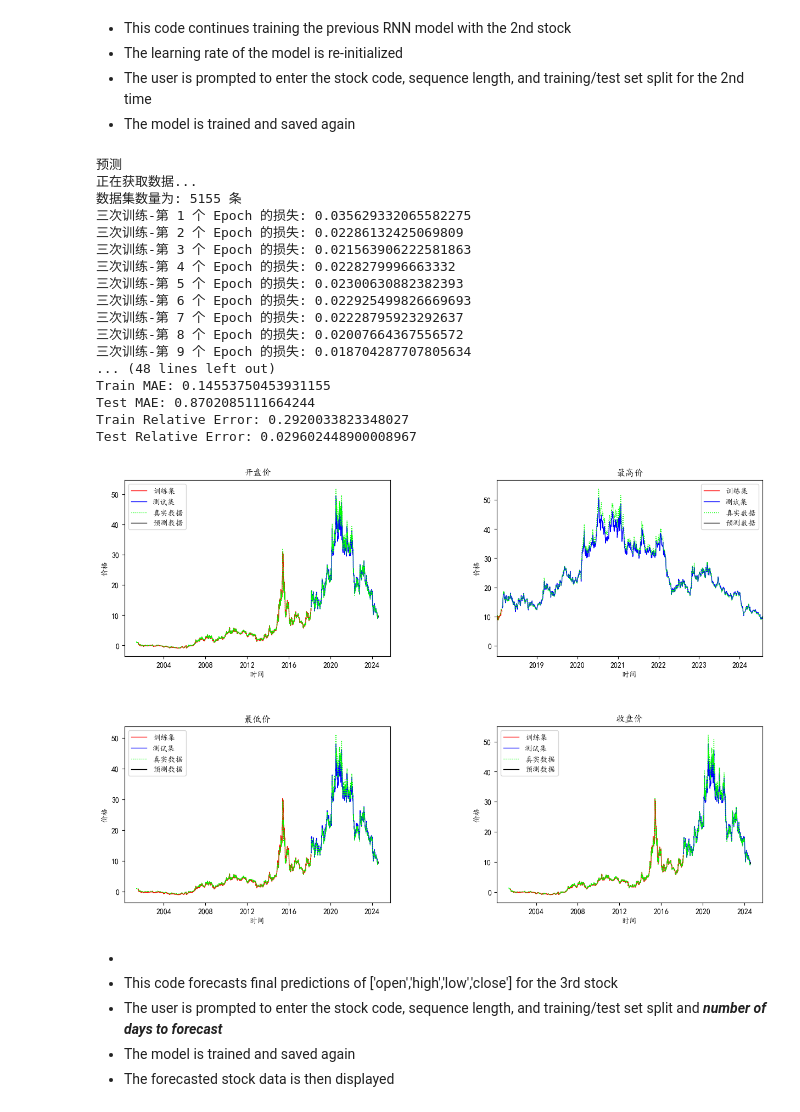
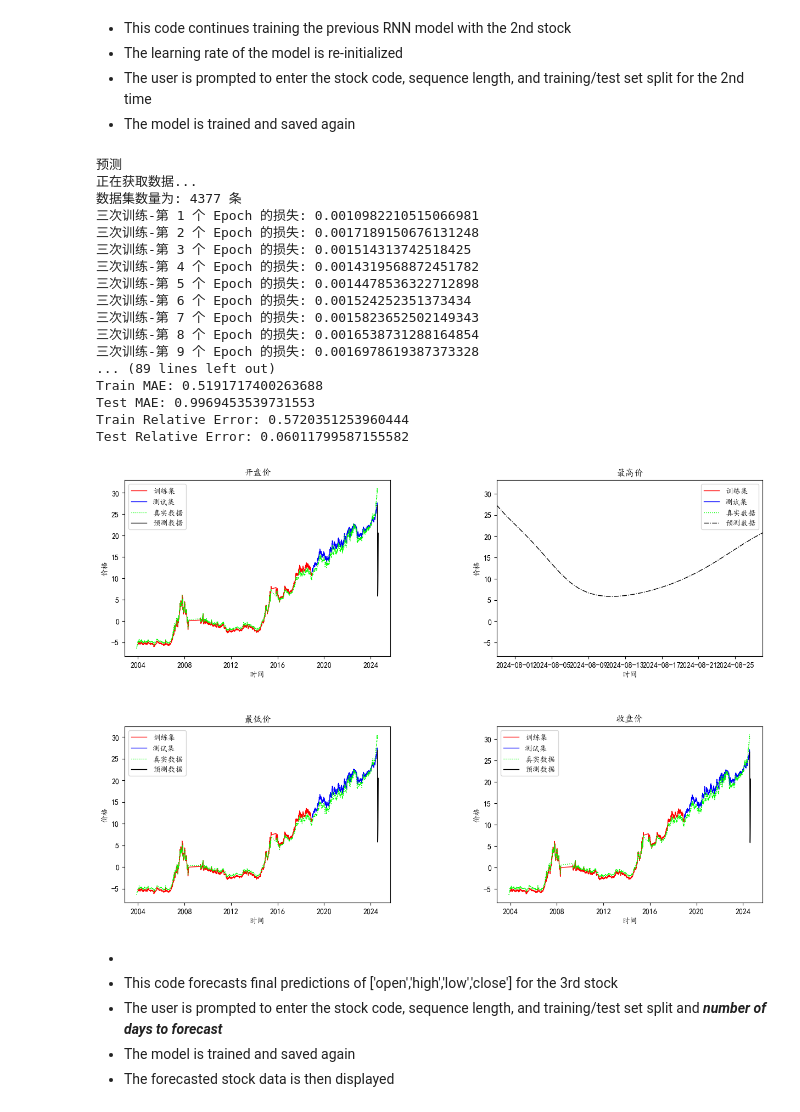
Before and after one commit to ianwu0907/mymachine-learning, a Jupyter notebook: stockforecasting/stockforecasting_pre_training_v2.ipynb, the cells around one changed output. Drawn from its saved outputs; the diff is of its cells as text; code cells hidden in the pictures.

Commit message:
2024.7.31 UPDATED Bearing-diagnostic & stockforecasting

```diff
--- a/stockforecasting/stockforecasting_pre_training_v2.ipynb
+++ b/stockforecasting/stockforecasting_pre_training_v2.ipynb
@@ -177,3 +177,9 @@ def replace_zeros_with_neighbors(arr):
         arr[:, idx] = np.where(np.isnan(arr[:, idx]), non_zero_mean, arr[:, idx])  # 替换 NaN
 
     return arr
+# %%
+def find_first_local_minimum(prices):
+    for i in range(1, len(prices) - 1):
+        if prices[i - 1] > prices[i] < prices[i + 1]:
+            return i  # 返回局部最低点的索引
+    return 0  # 如果没有局部最低，则返回0
@@ -268,6 +308,15 @@ def show(code, train_end, n, columns, p):
     # train_relative_error = np.mean(np.abs((train_true - train) / train_true))
     # test_relative_error = np.mean(np.abs((test_true - test) / test_true))
 
+    # profit = calculate_profit(predict[0,:],21 )
+    # 找到第一个局部最低点
+    first_local_min_index = find_first_local_minimum(predict[:, 0])
+
+    # 从找到的局部最低点开始计算利润
+    profit = calculate_profit_from_start_date(predict[:,0], 100, first_local_min_index, predict_dates)
+    # best_start_day, max_profit = find_best_strategy(predict[0][:], 100)
+
+    print(f"从第 {first_local_min_index} 天开始的收益为: {profit:.2f}%")
     print(f'Train MAE: {train_mae}')
     print(f'Test MAE: {test_mae}')
     print(f'Train Relative Error: {train_relative_error}')
@@ -294,13 +343,14 @@ def show(code, train_end, n, columns, p):
     if train_end != len(df):
         plt.plot(dates[train_end:], test[:, 1], color="#0000ff", label="测试集", linewidth="1")
     plt.plot(dates, df["high"], color="#00ff00", label="真实数据", linewidth="1",linestyle='dotted')
-    plt.plot(predict_dates, predict[:, 1], color="#000000", label="预测数据", linewidth="1")
+    plt.plot(predict_dates, predict[:, 1], color="#000000", label="预测数据", linewidth="1",linestyle='-.')
     plt.xlabel("时间")
     plt.ylabel("价格")
     plt.title("最高价")
+    subdates=dates+predict_dates
+    plt.xlim([subdates[-1-p], predict_dates[-1]])  # 设置 x 轴显示范围
+    # plt.ylim([df["open"].min(), df["open"].max()])  # 设置 y 轴显示范围
     plt.legend()
-    plt.xlim([dates[train_end-n], dates[-1]])  # 设置 x 轴显示范围
-    # plt.ylim([df["open"].min(), df["open"].max()])  # 设置 y 轴显示范围
 
     plt.subplot(223)
     plt.plot(dates[n:train_end], train[:, 2], color="#ff0000", label="训练集", linewidth="1")
@@ -465,7 +515,7 @@ if __name__ == "__main__":
 - The model is trained and saved
 # %%
 # 二次训练
-second_stock_code = '688157'
+second_stock_code = '300078'
 save_to_xlsx(second_stock_code)
 n = int(30)
 print("选择训练集长度")
@@ -533,12 +583,12 @@ print("第二支股票增量训练完成并保存。")
 # %%
  # 预测
 print("预测")
-code='600588'
+code='600900'
 save_to_xlsx(code)
 n = int(30)
 
 train_end = int(get_row_count(code + "_history.xlsx"))
-p = int(7)
+p = int(30)
 # 爬取和读取数据
 
 #df_predict, _, _, _ = read_from_excel(code + "_history.xlsx", n, 0, columns)
@@ -559,49 +609,49 @@ train_loader = DataLoader(train_set, batch_size=10, shuffle=False)
 rnn = torch.load(second_stock_code + "_model.pkl")
 # 重新初始化学习率
 optimizer = torch.optim.Adam(rnn.parameters(), lr=LR)
 
 # 开始训练
 for step in range(EPOCH):
     for tx, ty in train_loader:
         # 将数据加载到GPU中
         tx = tx.to(device)
         ty = ty.to(device)
         output = rnn(tx)
         # 计算损失
         loss = loss_func(torch.squeeze(output[:, -1, :]), torch.squeeze(ty))
         # 梯度清零
         optimizer.zero_grad()
         # 反向传播
         loss.backward()
         # 更新权重
         optimizer.step()
     scheduler.step()
     # 打印每个epoch的损失
     print(f"三次训练-第 {step + 1} 个 Epoch 的损失: {loss.item()}")
 
 torch.save(rnn, code + ".pkl")
 
 
 show(code, train_end, n, columns, p)
 # %% [output]
 预测
 正在获取数据...
-数据集数量为: 5155 条
-三次训练-第 1 个 Epoch 的损失: 0.035629332065582275
-三次训练-第 2 个 Epoch 的损失: 0.02286132425069809
-三次训练-第 3 个 Epoch 的损失: 0.021563906222581863
-三次训练-第 4 个 Epoch 的损失: 0.0228279996663332
-三次训练-第 5 个 Epoch 的损失: 0.02300630882382393
-三次训练-第 6 个 Epoch 的损失: 0.022925499826669693
-三次训练-第 7 个 Epoch 的损失: 0.02228795923292637
-三次训练-第 8 个 Epoch 的损失: 0.02007664367556572
-三次训练-第 9 个 Epoch 的损失: 0.018704287707805634
-... (48 lines left out)
-Train MAE: 0.14553750453931155
-Test MAE: 0.8702085111664244
-Train Relative Error: 0.2920033823348027
-Test Relative Error: 0.029602448900008967
+数据集数量为: 4377 条
+三次训练-第 1 个 Epoch 的损失: 0.0010982210515066981
+三次训练-第 2 个 Epoch 的损失: 0.0017189150676131248
+三次训练-第 3 个 Epoch 的损失: 0.001514313742518425
+三次训练-第 4 个 Epoch 的损失: 0.0014319568872451782
+三次训练-第 5 个 Epoch 的损失: 0.0014478536322712898
+三次训练-第 6 个 Epoch 的损失: 0.001524252351373434
+三次训练-第 7 个 Epoch 的损失: 0.0015823652502149343
+三次训练-第 8 个 Epoch 的损失: 0.0016538731288164854
+三次训练-第 9 个 Epoch 的损失: 0.0016978619387373328
+... (89 lines left out)
+Train MAE: 0.5191717400263688
+Test MAE: 0.9969453539731553
+Train Relative Error: 0.5720351253960444
+Test Relative Error: 0.06011799587155582
-[figure, old version]
+[figure, new version]
 # %% [markdown]
 -
 - This code forecasts final predictions of ['open','high','low','close'] for the 3rd stock
```
Also changed, not shown: parts of 6 cells of this notebook, 30 other files.
